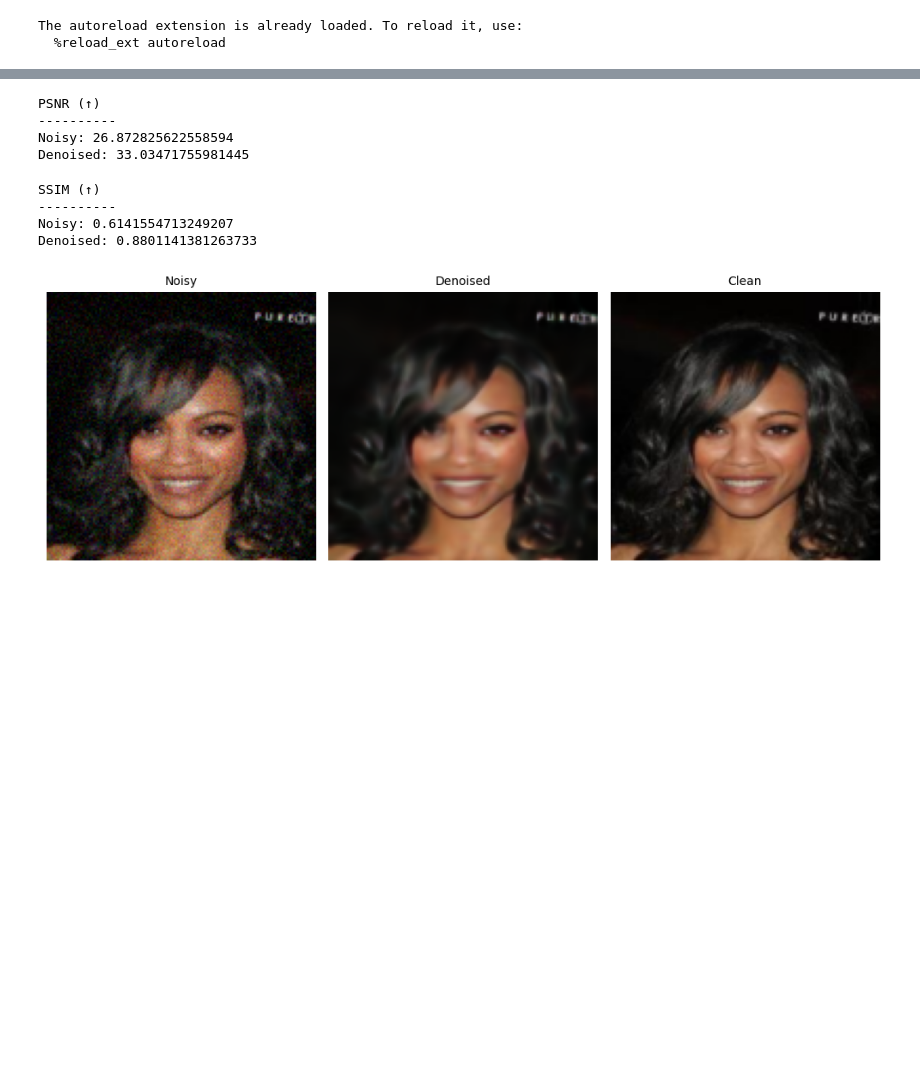
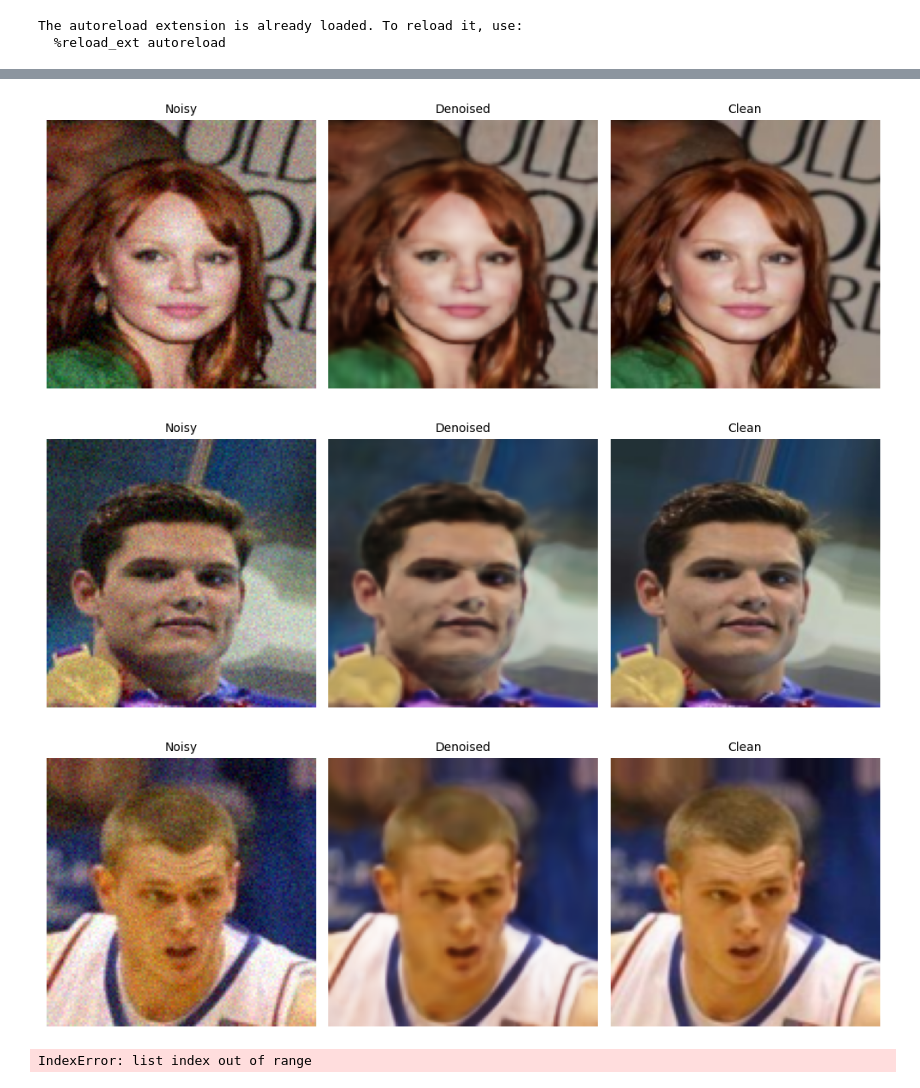
Before and after one commit to jmaen/zero-shot-das-denoising, a Jupyter notebook: code/pipeline.ipynb, the cells around one changed output, grey strips where cells are left out. Drawn from its saved outputs; the diff is of its cells as text; code cells hidden in the pictures; blank space fills up the shorter version.

```diff
--- a/code/pipeline.ipynb
+++ b/code/pipeline.ipynb
@@ -8,7 +9,3 @@ The autoreload extension is already loaded. To reload it, use:
 import piqa
 import utils
 from models import DIP
-# %%
-# img = utils.load_image('data/set5/butterfly.png')
-img = utils.load_celeba()
-noisy_img = utils.get_noisy_image(img, 0.05)
@@ -17,8 +12,14 @@ Files already downloaded and verified
+# %%
+images = utils.load_images('./data/celeba10/')
+noisy_images = [utils.get_noisy_image(images[i], 0.05) for i, _ in enumerate(images)]
 # %%
 input_channels = 32
-deep_channels = [128, 128, 128, 128, 128]
+deep_channels = [8, 16, 32, 64, 128]
 skip_channels = [0, 0, 0, 4, 4]
 
-dip = DIP(input_channels, deep_channels, skip_channels)
-denoised_img = dip.denoise(noisy_img)
+dip = DIP(input_channels, deep_channels, skip_channels, epochs=2400)
+
+denoised_images = []
+for i, image in enumerate(noisy_images[:3]):
+  denoised_images.append(dip.denoise(image, id=i, verbose=False))
 # %% [output]
@@ -46,32 +37,29 @@ noisy_img = noisy_img.cpu()
+# %%
+denoised_images = [image.detach().cpu() for image in denoised_images]
+noisy_images = [image.cpu() for image in noisy_images]
+# %%
+for i in range(len(images)):
+  utils.plot_row([noisy_images[i], denoised_images[i], images[i]], ['Noisy', 'Denoised', 'Clean'])
+# %% [output]
+[figure, added]
+[figure, added]
+[figure, added]
+IndexError: list index out of range
 # %%
-psnr = piqa.PSNR()
-noisy_psnr = psnr(noisy_img, img).item()
-denoised_psnr = psnr(denoised_img, img).item()
+# psnr = piqa.PSNR()
+# noisy_psnr = psnr(noisy_img, img).item()
+# denoised_psnr = psnr(denoised_img, img).item()
 
-print('PSNR (↑)')
-print('----------')
-print(f'Noisy: {noisy_psnr}')
-print(f'Denoised: {denoised_psnr}')
+# print('PSNR (↑)')
+# print('----------')
+# print(f'Noisy: {noisy_psnr}')
+# print(f'Denoised: {denoised_psnr}')
-# %% [output]
-PSNR (↑)
-----------
-Noisy: 26.872825622558594
-Denoised: 33.03471755981445
 # %%
-ssim = piqa.SSIM()
-noisy_ssim = ssim(noisy_img, img).item()
-denoised_ssim = ssim(denoised_img, img).item()
+# ssim = piqa.SSIM()
+# noisy_ssim = ssim(noisy_img, img).item()
+# denoised_ssim = ssim(denoised_img, img).item()
 
-print('SSIM (↑)')
-print('----------')
-print(f'Noisy: {noisy_ssim}')
-print(f'Denoised: {denoised_ssim}')
+# print('SSIM (↑)')
+# print('----------')
+# print(f'Noisy: {noisy_ssim}')
+# print(f'Denoised: {denoised_ssim}')
-# %% [output]
-SSIM (↑)
-----------
-Noisy: 0.6141554713249207
-Denoised: 0.8801141381263733
-# %%
-utils.plot_row([noisy_img, denoised_img, img], ['Noisy', 'Denoised', 'Clean'])
-# %% [output]
-[figure, removed]
```
Also changed, not shown: parts of 4 cells of this notebook, 13 other files.
